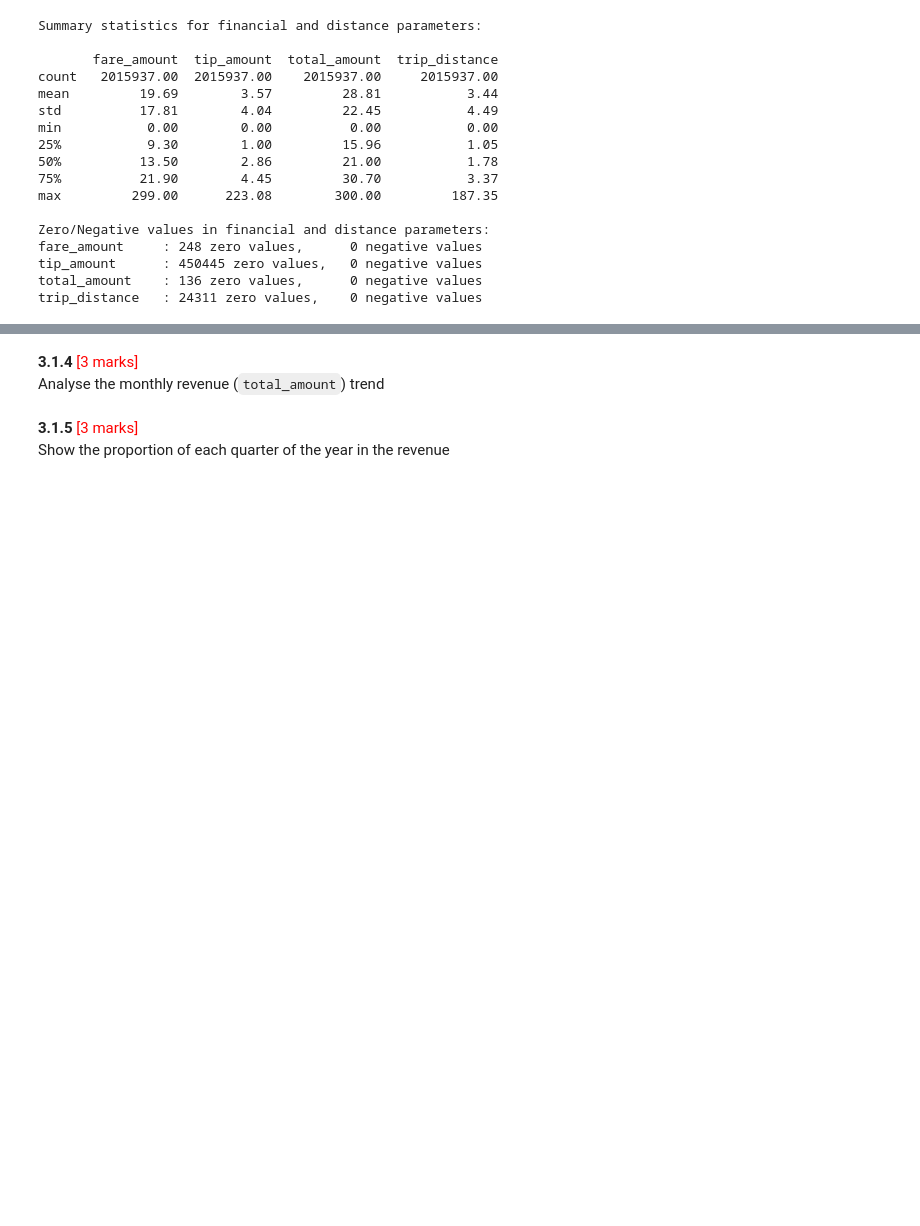
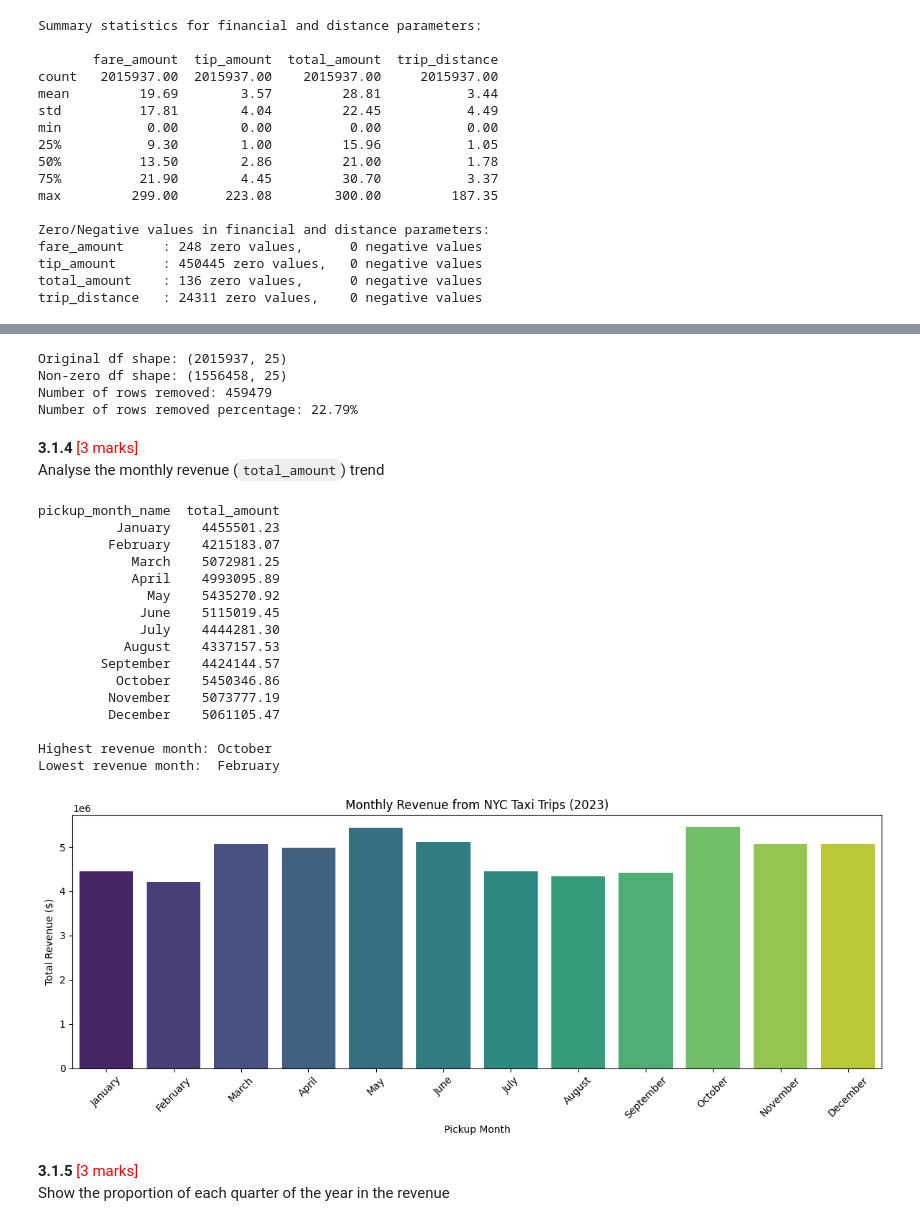
Before and after one commit to rahuljeyaraj/EDA-NYC-Taxi, a Jupyter notebook: EDA_Assg_NYC_Taxi_Starter.ipynb, the cells around one changed output, grey strips where cells are left out. Cells and saved outputs as stored; diff of their text form; code cells hidden in the pictures; blank space fills up the shorter version.

```diff
--- a/EDA_Assg_NYC_Taxi_Starter.ipynb
+++ b/EDA_Assg_NYC_Taxi_Starter.ipynb
@@ -932,3 +950,17 @@ Filter out the zero values from the above columns.
+# %%
+# Create a df with non zero entries for the selected parameters.
+df_nz = df[(df['fare_amount'] > 0) & (df['tip_amount'] > 0) &
+            (df['total_amount'] > 0) & (df['trip_distance'] > 0)].copy()
+
+print(f"Original df shape: {df.shape}")
+print(f"Non-zero df shape: {df_nz.shape}")
+print(f"Number of rows removed: {df.shape[0] - df_nz.shape[0]}")
+print(f"Number of rows removed percentage: {(df.shape[0] - df_nz.shape[0]) / df.shape[0] * 100:.2f}%")
+# %% [output]
+Original df shape: (2015937, 25)
+Non-zero df shape: (1556458, 25)
+Number of rows removed: 459479
+Number of rows removed percentage: 22.79%
 # %% [markdown]
 **3.1.4** <font color = red>[3 marks]</font> <br>
 Analyse the monthly revenue (`total_amount`) trend
@@ -937,3 +967,46 @@ Analyse the monthly revenue (`total_amount`) trend
+# %%
+# Group data by month and analyse monthly revenue
+monthly_revenue = df.groupby('pickup_month_name')['total_amount'].sum().reset_index()
+
+# Order months correctly
+month_order = ['January', 'February', 'March', 'April', 'May', 'June',
+               'July', 'August', 'September', 'October', 'November', 'December']
+monthly_revenue['pickup_month_name'] = pd.Categorical(monthly_revenue['pickup_month_name'],
+                                                       categories=month_order, ordered=True)
+monthly_revenue = monthly_revenue.sort_values('pickup_month_name')
+
+# Print summary before plotting
+print(monthly_revenue.to_string(index=False))
+print(f"\nHighest revenue month: {monthly_revenue.loc[monthly_revenue['total_amount'].idxmax(), 'pickup_month_name']}")
+print(f"Lowest revenue month:  {monthly_revenue.loc[monthly_revenue['total_amount'].idxmin(), 'pickup_month_name']}")
+
+plt.figure(figsize=(12, 5))
+sns.barplot(x='pickup_month_name', y='total_amount', data=monthly_revenue,
+            palette='viridis', hue='pickup_month_name', legend=False)
+plt.title('Monthly Revenue from NYC Taxi Trips (2023)')
+plt.xlabel('Pickup Month')
+plt.ylabel('Total Revenue ($)')
+plt.xticks(rotation=45)
+plt.tight_layout()
+plt.show()
+# %% [output]
+pickup_month_name  total_amount
+          January    4455501.23
+         February    4215183.07
+            March    5072981.25
+            April    4993095.89
+              May    5435270.92
+             June    5115019.45
+             July    4444281.30
+           August    4337157.53
+        September    4424144.57
+          October    5450346.86
+         November    5073777.19
+         December    5061105.47
+
+Highest revenue month: October
+Lowest revenue month:  February
+[figure, added]
 # %% [markdown]
 **3.1.5** <font color = red>[3 marks]</font> <br>
 Show the proportion of each quarter of the year in the revenue
```
Also changed, not shown: parts of 17 cells of this notebook.
